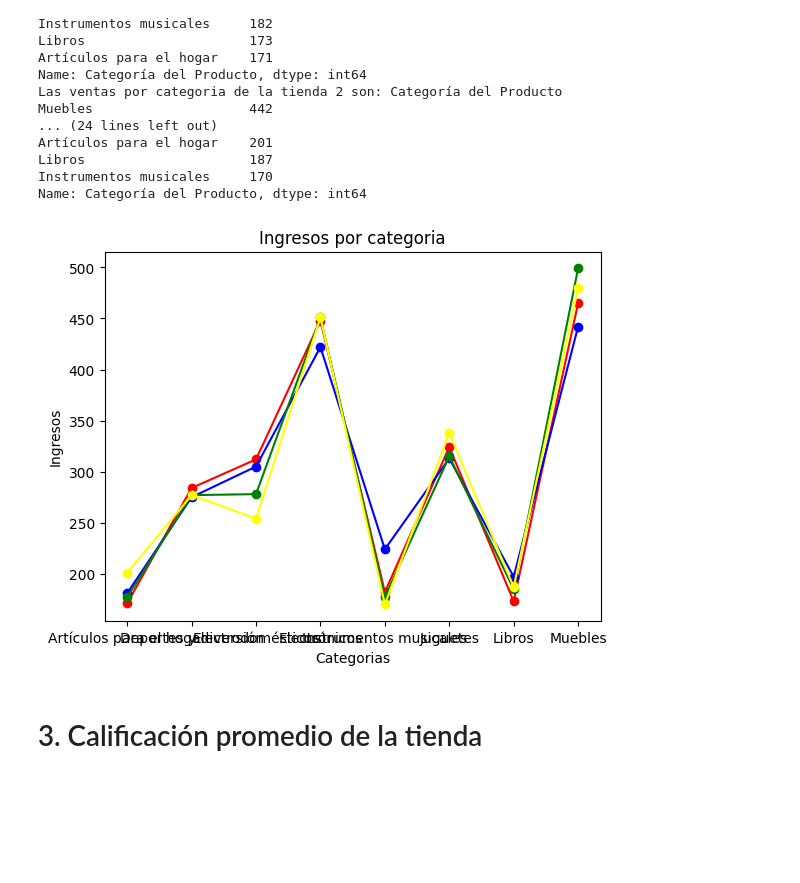
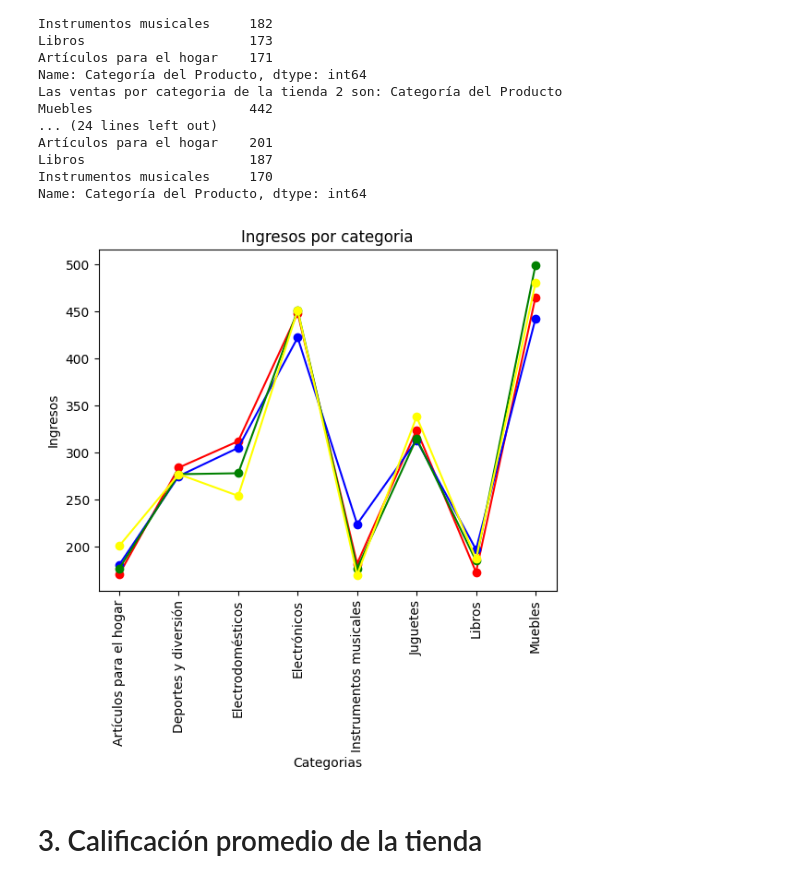
Before and after one commit to migueloropeza/challenge-alura-store, a Jupyter notebook: AluraStoreLatam.ipynb, the cells around one changed output. Drawn from its saved outputs; the diff is of its cells as text; code cells hidden in the pictures; blank space fills up the shorter version.

```diff
--- a/AluraStoreLatam.ipynb
+++ b/AluraStoreLatam.ipynb
@@ -129,16 +129,17 @@ Name: Categoría del Producto, dtype: int64
 # %%
 #plt.bar(['Tienda 1', 'Tienda 2', 'Tienda 3', 'Tienda 4'], [ingresoTotalTienda1, ingresoTotalTienda2, ingresoTotalTienda3, ingresoTotalTienda4], color=["red", "blue", "green", "yellow"])
 plt.plot(ventasCategoriaTienda1, marker='o', color="red")
 plt.plot(ventasCategoriaTienda2, marker='o', color="blue")
 plt.plot(ventasCategoriaTienda3, marker='o', color="green")
 plt.plot(ventasCategoriaTienda4, marker='o', color="yellow")
 plt.title("Ingresos por categoria")
 plt.xlabel("Categorias")
 plt.ylabel("Ingresos")
+plt.xticks(rotation=90)
 
 plt.show()
 # %% [output]
-[figure, old version]
+[figure, new version]
 # %% [markdown]
 # 3. Calificación promedio de la tienda
 # %%
```
Also changed, not shown: parts of 3 cells of this notebook.
